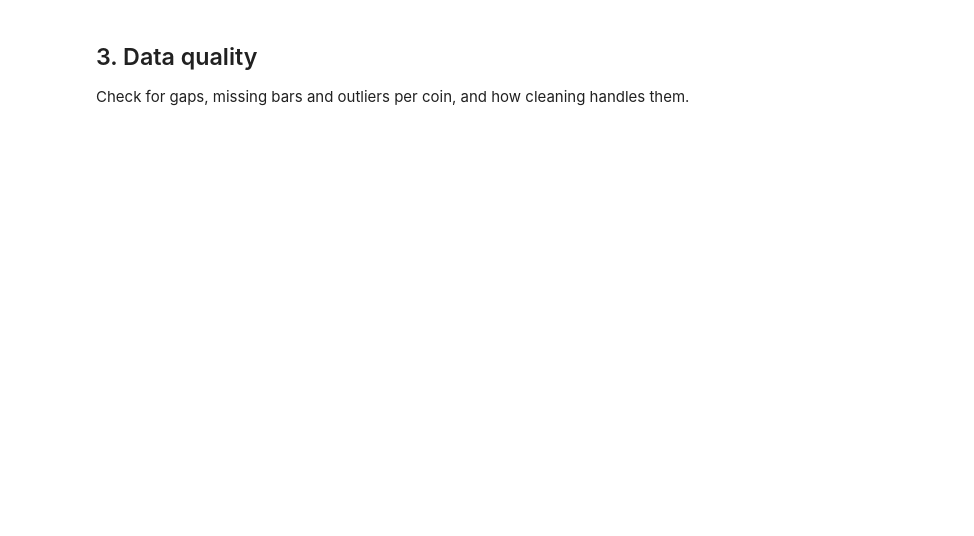
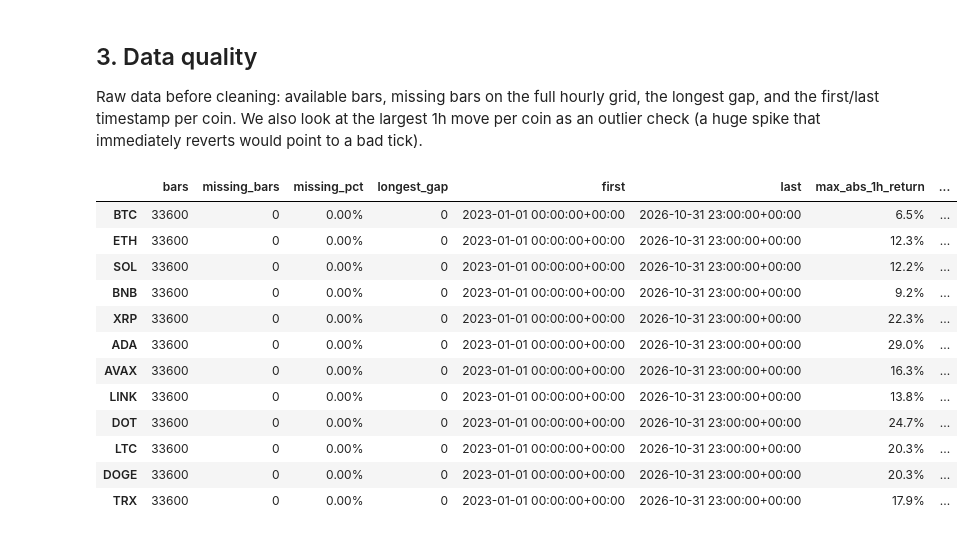
Before and after one commit to Nikolalt/kjoeh, a Jupyter notebook: notebooks/01_data.ipynb, the cells around one changed output. Saved outputs shown, nothing was run; the diff lists cells and outputs as text; code cells hidden in the pictures; blank space fills up the shorter version.

```diff
--- a/notebooks/01_data.ipynb
+++ b/notebooks/01_data.ipynb
@@ -24,7 +81,31 @@ Load cached prices with `data.load_prices` (run `python src/data.py` first if da
 # %% [markdown]
 ## 3. Data quality
 
-Check for gaps, missing bars and outliers per coin, and how cleaning handles them.
+Raw data before cleaning: available bars, missing bars on the full hourly grid, the longest gap,
+and the first/last timestamp per coin. We also look at the largest 1h move per coin as an outlier check
+(a huge spike that immediately reverts would point to a bad tick).
+# %%
+quality = data.data_quality(data.load_raw_closes(cfg))
+
+log_ret = np.log(prices).diff()
+quality["max_abs_1h_return"] = log_ret.abs().max()
+quality["time_of_max_move"] = log_ret.abs().idxmax()
+
+quality.style.format({"missing_pct": "{:.2%}", "max_abs_1h_return": "{:.1%}"})
+# %% [output]
+|  | bars | missing_bars | missing_pct | longest_gap | first | last | max_abs_1h_return | ... |
+| BTC | 33600 | 0 | 0.00% | 0 | 2023-01-01 00:00:00+00:00 | 2026-10-31 23:00:00+00:00 | 6.5% | ... |
+| ETH | 33600 | 0 | 0.00% | 0 | 2023-01-01 00:00:00+00:00 | 2026-10-31 23:00:00+00:00 | 12.3% | ... |
+| SOL | 33600 | 0 | 0.00% | 0 | 2023-01-01 00:00:00+00:00 | 2026-10-31 23:00:00+00:00 | 12.2% | ... |
+| BNB | 33600 | 0 | 0.00% | 0 | 2023-01-01 00:00:00+00:00 | 2026-10-31 23:00:00+00:00 | 9.2% | ... |
+| XRP | 33600 | 0 | 0.00% | 0 | 2023-01-01 00:00:00+00:00 | 2026-10-31 23:00:00+00:00 | 22.3% | ... |
+| ADA | 33600 | 0 | 0.00% | 0 | 2023-01-01 00:00:00+00:00 | 2026-10-31 23:00:00+00:00 | 29.0% | ... |
+| AVAX | 33600 | 0 | 0.00% | 0 | 2023-01-01 00:00:00+00:00 | 2026-10-31 23:00:00+00:00 | 16.3% | ... |
+| LINK | 33600 | 0 | 0.00% | 0 | 2023-01-01 00:00:00+00:00 | 2026-10-31 23:00:00+00:00 | 13.8% | ... |
+| DOT | 33600 | 0 | 0.00% | 0 | 2023-01-01 00:00:00+00:00 | 2026-10-31 23:00:00+00:00 | 24.7% | ... |
+| LTC | 33600 | 0 | 0.00% | 0 | 2023-01-01 00:00:00+00:00 | 2026-10-31 23:00:00+00:00 | 20.3% | ... |
+| DOGE | 33600 | 0 | 0.00% | 0 | 2023-01-01 00:00:00+00:00 | 2026-10-31 23:00:00+00:00 | 20.3% | ... |
+| TRX | 33600 | 0 | 0.00% | 0 | 2023-01-01 00:00:00+00:00 | 2026-10-31 23:00:00+00:00 | 17.9% | ... |
 # %% [markdown]
 ## 4. Price overview
 
```
Also changed, not shown: parts of 14 cells of this notebook, 2 other files.
